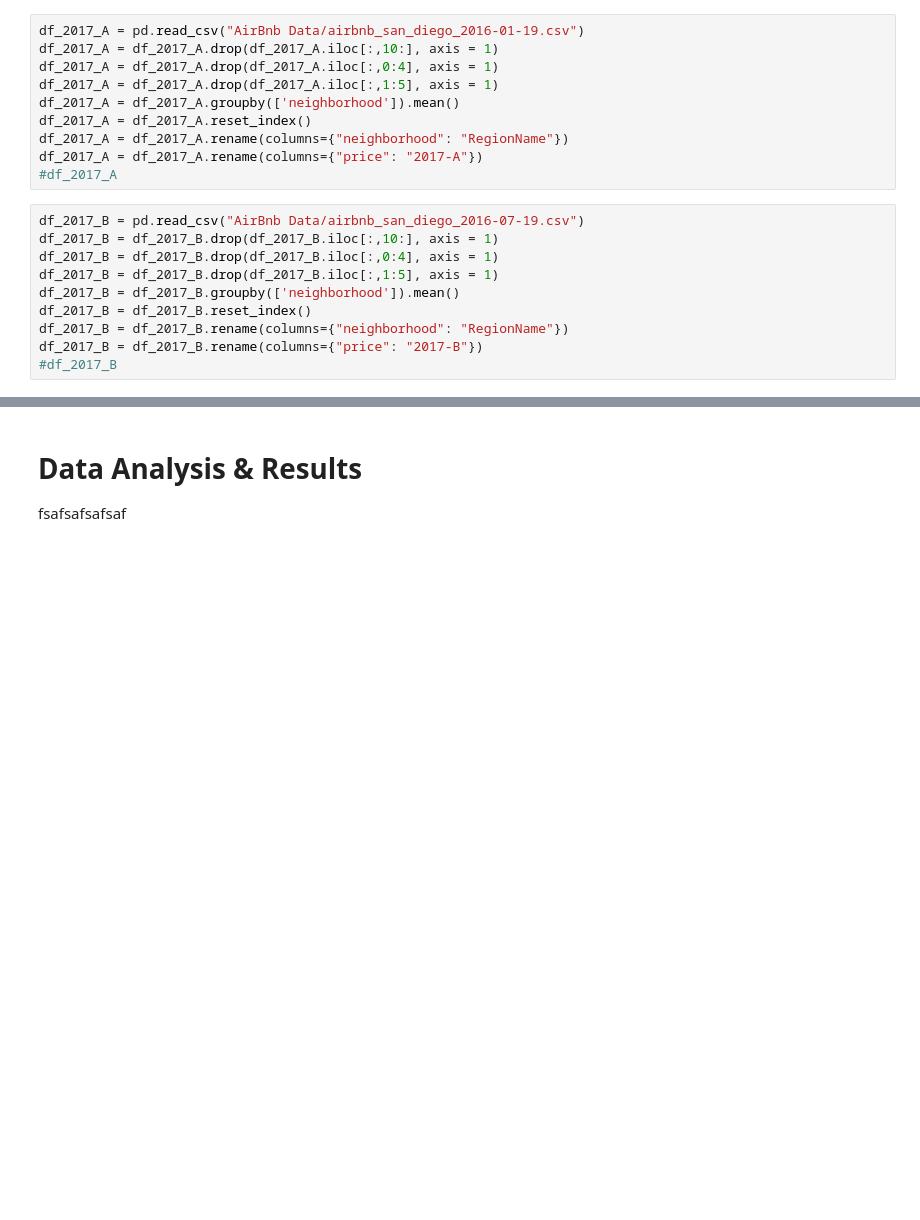
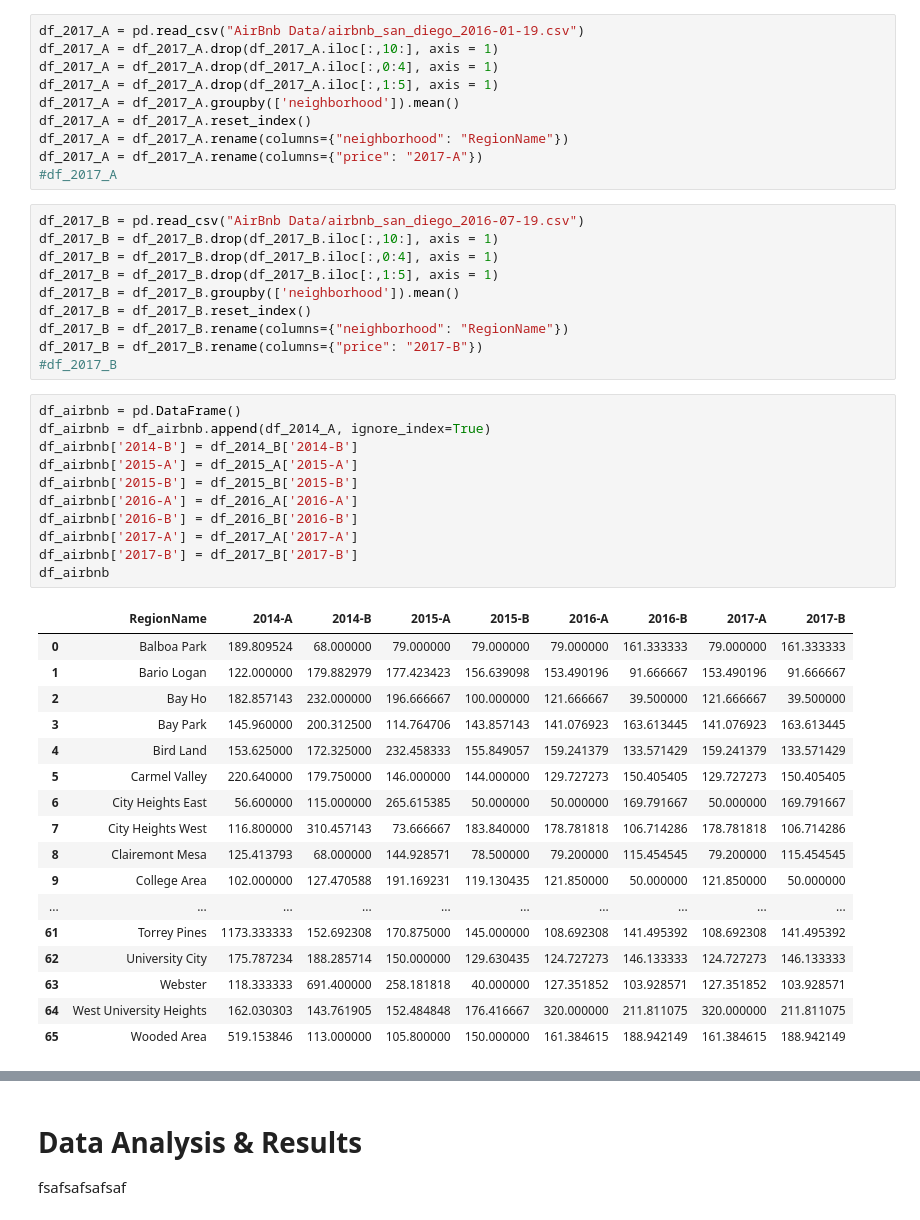
Before and after one commit to aaronaher619/COGS-108-Final-Project, a Jupyter notebook: Final_Project.ipynb, the cells around one changed output, grey strips where cells are left out. Cells and saved outputs as stored; diff of their text form; blank space fills up the shorter version.

```diff
--- a/Final_Project.ipynb
+++ b/Final_Project.ipynb
@@ -275,4 +280,33 @@ df_2017_B = df_2017_B.reset_index()
 df_2017_B = df_2017_B.rename(columns={"neighborhood": "RegionName"})
 df_2017_B = df_2017_B.rename(columns={"price": "2017-B"})
 #df_2017_B
+# %%
+df_airbnb = pd.DataFrame()
+df_airbnb = df_airbnb.append(df_2014_A, ignore_index=True)
+df_airbnb['2014-B'] = df_2014_B['2014-B']
+df_airbnb['2015-A'] = df_2015_A['2015-A']
+df_airbnb['2015-B'] = df_2015_B['2015-B']
+df_airbnb['2016-A'] = df_2016_A['2016-A']
+df_airbnb['2016-B'] = df_2016_B['2016-B']
+df_airbnb['2017-A'] = df_2017_A['2017-A']
+df_airbnb['2017-B'] = df_2017_B['2017-B']
+df_airbnb
+# %% [output]
+|  | RegionName | 2014-A | 2014-B | 2015-A | 2015-B | 2016-A | 2016-B | 2017-A | 2017-B |
+| 0 | Balboa Park | 189.809524 | 68.000000 | 79.000000 | 79.000000 | 79.000000 | 161.333333 | 79.000000 | 161.333333 |
+| 1 | Bario Logan | 122.000000 | 179.882979 | 177.423423 | 156.639098 | 153.490196 | 91.666667 | 153.490196 | 91.666667 |
+| 2 | Bay Ho | 182.857143 | 232.000000 | 196.666667 | 100.000000 | 121.666667 | 39.500000 | 121.666667 | 39.500000 |
+| 3 | Bay Park | 145.960000 | 200.312500 | 114.764706 | 143.857143 | 141.076923 | 163.613445 | 141.076923 | 163.613445 |
+| 4 | Bird Land | 153.625000 | 172.325000 | 232.458333 | 155.849057 | 159.241379 | 133.571429 | 159.241379 | 133.571429 |
+| 5 | Carmel Valley | 220.640000 | 179.750000 | 146.000000 | 144.000000 | 129.727273 | 150.405405 | 129.727273 | 150.405405 |
+| 6 | City Heights East | 56.600000 | 115.000000 | 265.615385 | 50.000000 | 50.000000 | 169.791667 | 50.000000 | 169.791667 |
+| 7 | City Heights West | 116.800000 | 310.457143 | 73.666667 | 183.840000 | 178.781818 | 106.714286 | 178.781818 | 106.714286 |
+| 8 | Clairemont Mesa | 125.413793 | 68.000000 | 144.928571 | 78.500000 | 79.200000 | 115.454545 | 79.200000 | 115.454545 |
+| 9 | College Area | 102.000000 | 127.470588 | 191.169231 | 119.130435 | 121.850000 | 50.000000 | 121.850000 | 50.000000 |
+| ... | ... | ... | ... | ... | ... | ... | ... | ... | ... |
+| 61 | Torrey Pines | 1173.333333 | 152.692308 | 170.875000 | 145.000000 | 108.692308 | 141.495392 | 108.692308 | 141.495392 |
+| 62 | University City | 175.787234 | 188.285714 | 150.000000 | 129.630435 | 124.727273 | 146.133333 | 124.727273 | 146.133333 |
+| 63 | Webster | 118.333333 | 691.400000 | 258.181818 | 40.000000 | 127.351852 | 103.928571 | 127.351852 | 103.928571 |
+| 64 | West University Heights | 162.030303 | 143.761905 | 152.484848 | 176.416667 | 320.000000 | 211.811075 | 320.000000 | 211.811075 |
+| 65 | Wooded Area | 519.153846 | 113.000000 | 105.800000 | 150.000000 | 161.384615 | 188.942149 | 161.384615 | 188.942149 |
 # %%
```
Also changed, not shown: parts of 3 cells of this notebook.
